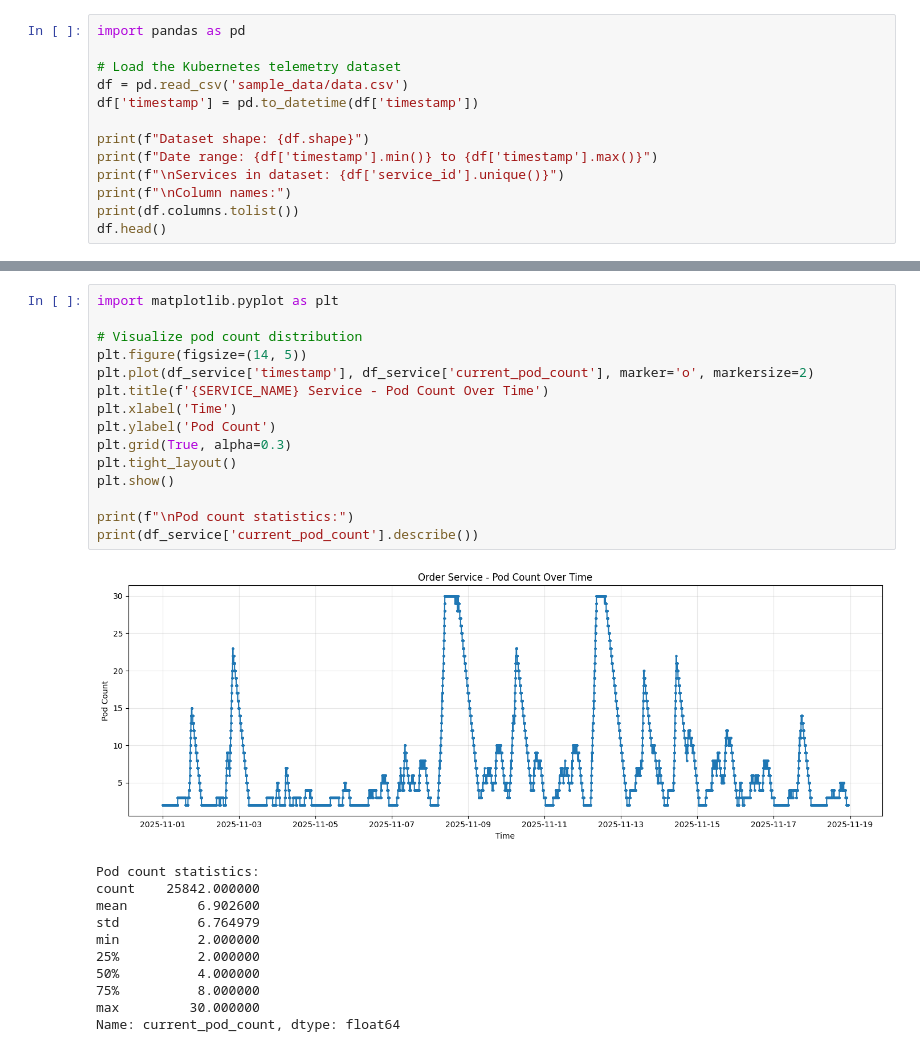
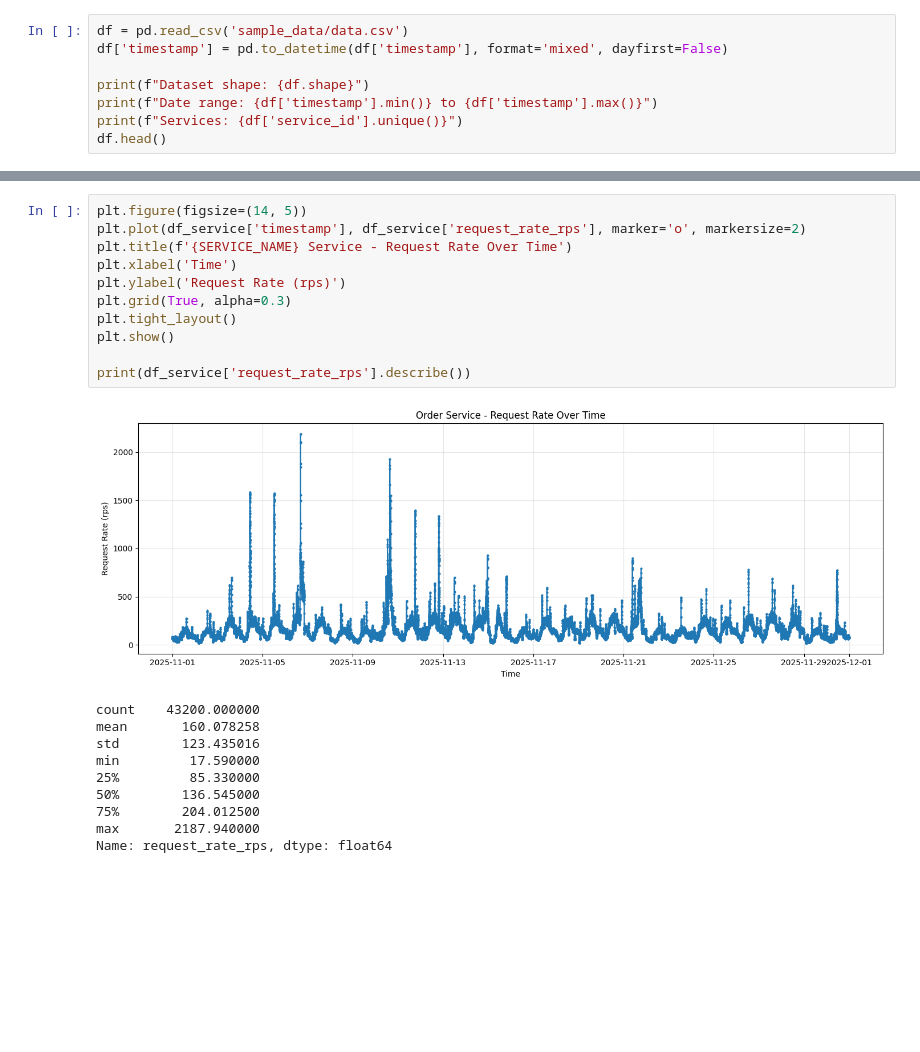
Before and after one commit to Praveen1214/time-series-forcasting-model-k8s, a Jupyter notebook: notebooks/Informer-model-direct-podcount-prediction/Informer_K8s_Pod_Prediction.ipynb, the cells around one changed output, grey strips where cells are left out. Saved outputs shown, nothing was run; the diff lists cells and outputs as text; blank space fills up the shorter version.

```diff
--- a/notebooks/Informer-model-direct-podcount-prediction/Informer_K8s_Pod_Prediction.ipynb
+++ b/notebooks/Informer-model-direct-podcount-prediction/Informer_K8s_Pod_Prediction.ipynb
@@ -224,14 +26,9 @@ Enable/Disable Hyperparameter Tuning
 # %%
-import pandas as pd
-
-# Load the Kubernetes telemetry dataset
 df = pd.read_csv('sample_data/data.csv')
-df['timestamp'] = pd.to_datetime(df['timestamp'])
+df['timestamp'] = pd.to_datetime(df['timestamp'], format='mixed', dayfirst=False)
 
 print(f"Dataset shape: {df.shape}")
 print(f"Date range: {df['timestamp'].min()} to {df['timestamp'].max()}")
-print(f"\nServices in dataset: {df['service_id'].unique()}")
-print(f"\nColumn names:")
-print(df.columns.tolist())
+print(f"Services: {df['service_id'].unique()}")
 df.head()
 # %% [output]
@@ -279,28 +68,23 @@ Number of records: 25842
 # %%
-import matplotlib.pyplot as plt
-
-# Visualize pod count distribution
 plt.figure(figsize=(14, 5))
-plt.plot(df_service['timestamp'], df_service['current_pod_count'], marker='o', markersize=2)
-plt.title(f'{SERVICE_NAME} Service - Pod Count Over Time')
+plt.plot(df_service['timestamp'], df_service['request_rate_rps'], marker='o', markersize=2)
+plt.title(f'{SERVICE_NAME} Service - Request Rate Over Time')
 plt.xlabel('Time')
-plt.ylabel('Pod Count')
+plt.ylabel('Request Rate (rps)')
 plt.grid(True, alpha=0.3)
 plt.tight_layout()
 plt.show()
 
-print(f"\nPod count statistics:")
-print(df_service['current_pod_count'].describe())
+print(df_service['request_rate_rps'].describe())
 # %% [output]
-[figure, old version]
+[figure, new version]
-Pod count statistics:
-count    25842.000000
-mean         6.902600
-std          6.764979
-min          2.000000
-25%          2.000000
-50%          4.000000
-75%          8.000000
-max         30.000000
-Name: current_pod_count, dtype: float64
+count    43200.000000
+mean       160.078258
+std        123.435016
+min         17.590000
+25%         85.330000
+50%        136.545000
+75%        204.012500
+max       2187.940000
+Name: request_rate_rps, dtype: float64
 # %% [markdown]
```
Also changed, not shown: parts of 66 cells of this notebook, 4 other files.
